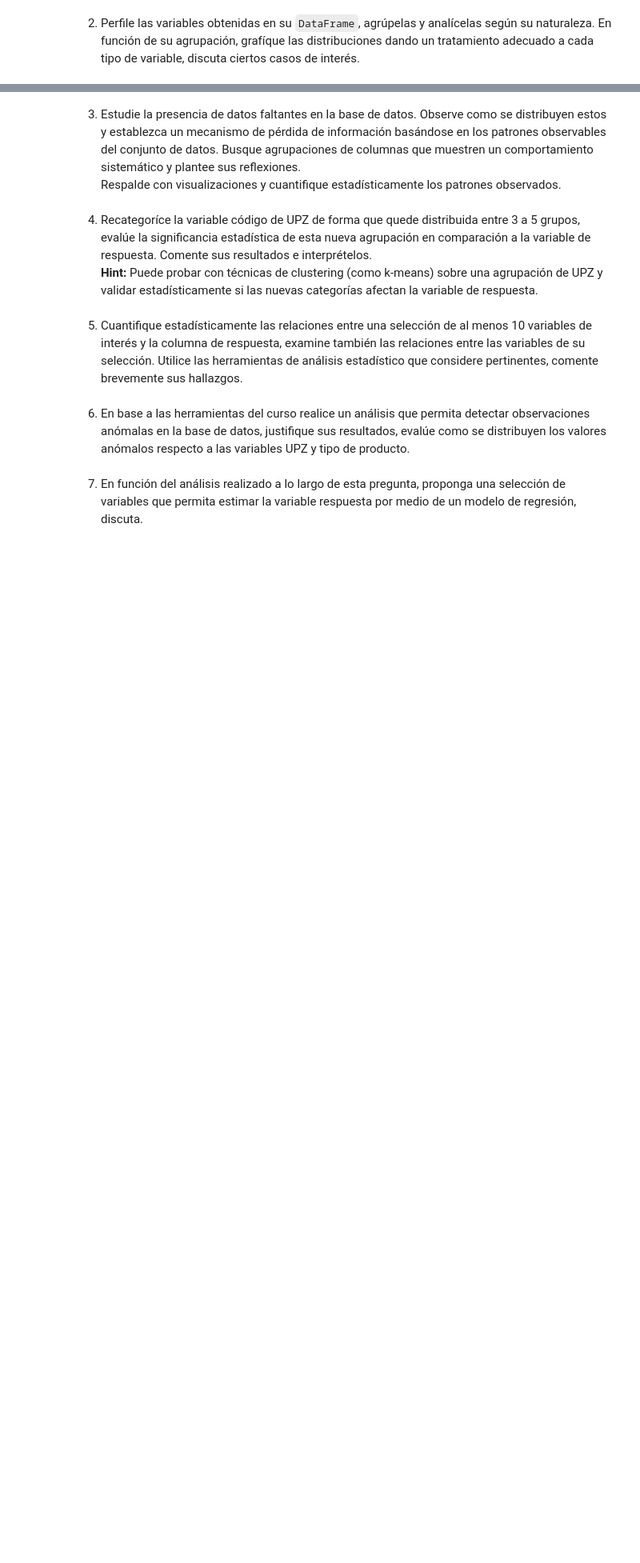
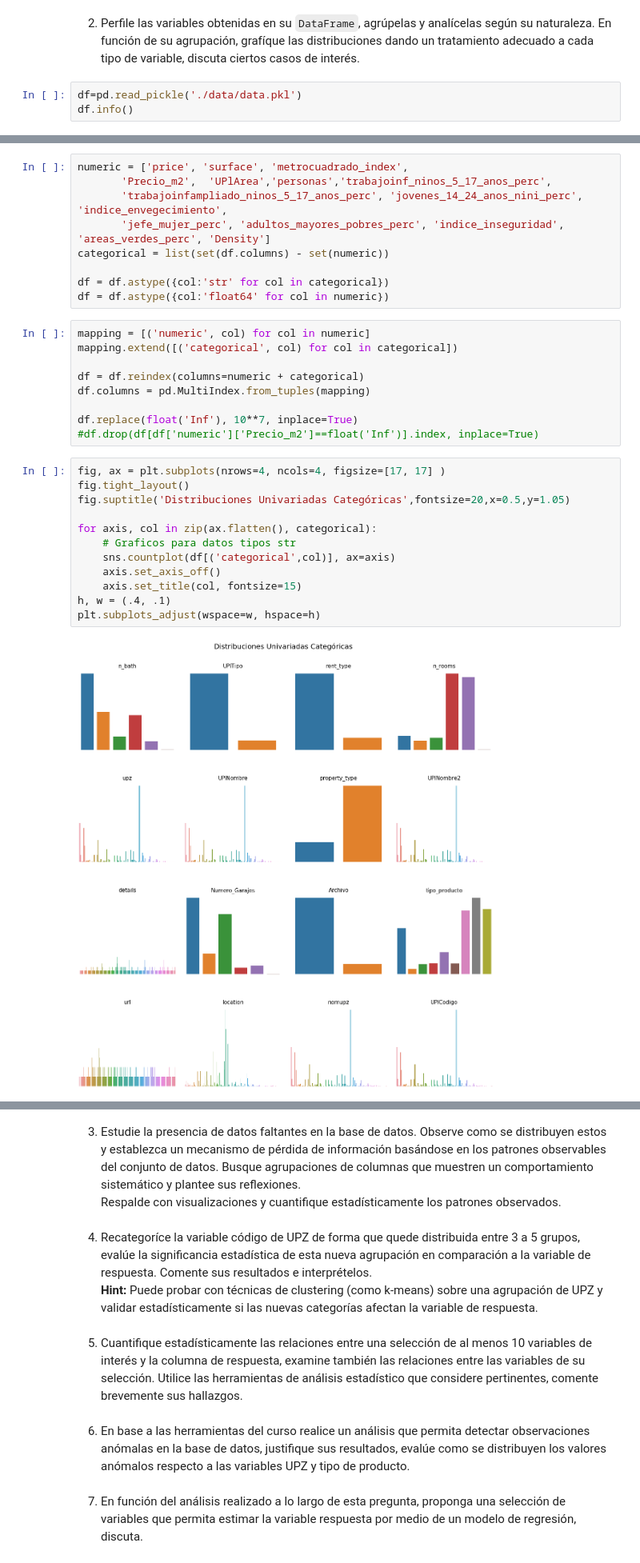
Before and after one commit to fbadilla1/tarea1-Lab, a Jupyter notebook: tarea1.ipynb, the cells around one changed output, grey strips where cells are left out. Shown: that part at 80% size. Drawn from its saved outputs; the diff is of its cells as text; blank space fills up the shorter version.

```diff
--- a/tarea1.ipynb
+++ b/tarea1.ipynb
@@ -223,2 +236,5 @@ __Hint:__ Use métodos de la librería `seaborn` para ello.
 # %% [markdown]
 2. Perfile las variables obtenidas en su `DataFrame`, agrúpelas y analícelas según su naturaleza. En función de su agrupación, grafíque las distribuciones dando un tratamiento adecuado a cada tipo de variable, discuta ciertos casos de interés.
+# %%
+df=pd.read_pickle('./data/data.pkl')
+df.info()
@@ -224,0 +259,32 @@ __Hint:__ Use métodos de la librería `seaborn` para ello.
+# %%
+numeric = ['price', 'surface', 'metrocuadrado_index',
+       'Precio_m2',  'UPlArea','personas','trabajoinf_ninos_5_17_anos_perc',
+       'trabajoinfampliado_ninos_5_17_anos_perc', 'jovenes_14_24_anos_nini_perc', 'indice_envegecimiento',
+       'jefe_mujer_perc', 'adultos_mayores_pobres_perc', 'indice_inseguridad', 'areas_verdes_perc', 'Density']
+categorical = list(set(df.columns) - set(numeric))
+
+df = df.astype({col:'str' for col in categorical})
+df = df.astype({col:'float64' for col in numeric})
+# %%
+mapping = [('numeric', col) for col in numeric]
+mapping.extend([('categorical', col) for col in categorical])
+
+df = df.reindex(columns=numeric + categorical)
+df.columns = pd.MultiIndex.from_tuples(mapping)
+
+df.replace(float('Inf'), 10**7, inplace=True)
+#df.drop(df[df['numeric']['Precio_m2']==float('Inf')].index, inplace=True)
+# %%
+fig, ax = plt.subplots(nrows=4, ncols=4, figsize=[17, 17] )
+fig.tight_layout()
+fig.suptitle('Distribuciones Univariadas Categóricas',fontsize=20,x=0.5,y=1.05)
+
+for axis, col in zip(ax.flatten(), categorical):
+    # Graficos para datos tipos str
+    sns.countplot(df[('categorical',col)], ax=axis)
+    axis.set_axis_off()
+    axis.set_title(col, fontsize=15)
+h, w = (.4, .1)
+plt.subplots_adjust(wspace=w, hspace=h)
+# %% [output]
+[figure, added]
```
Also changed, not shown: parts of 8 cells of this notebook.
